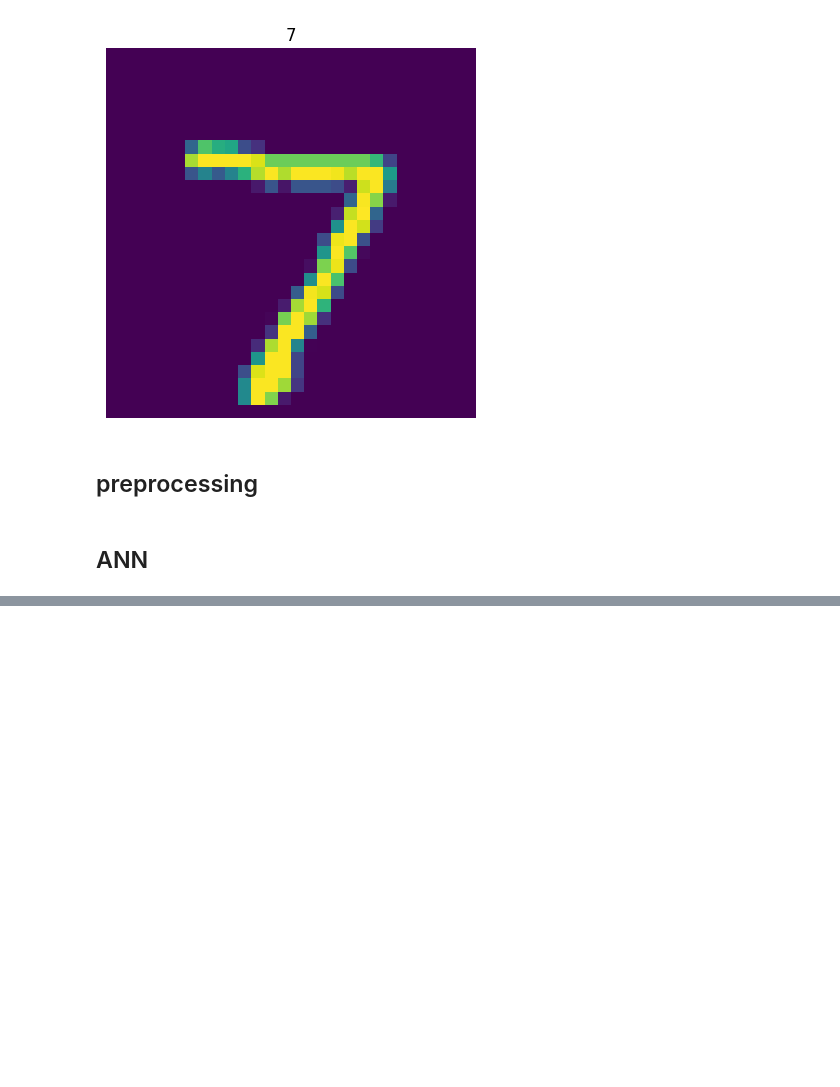
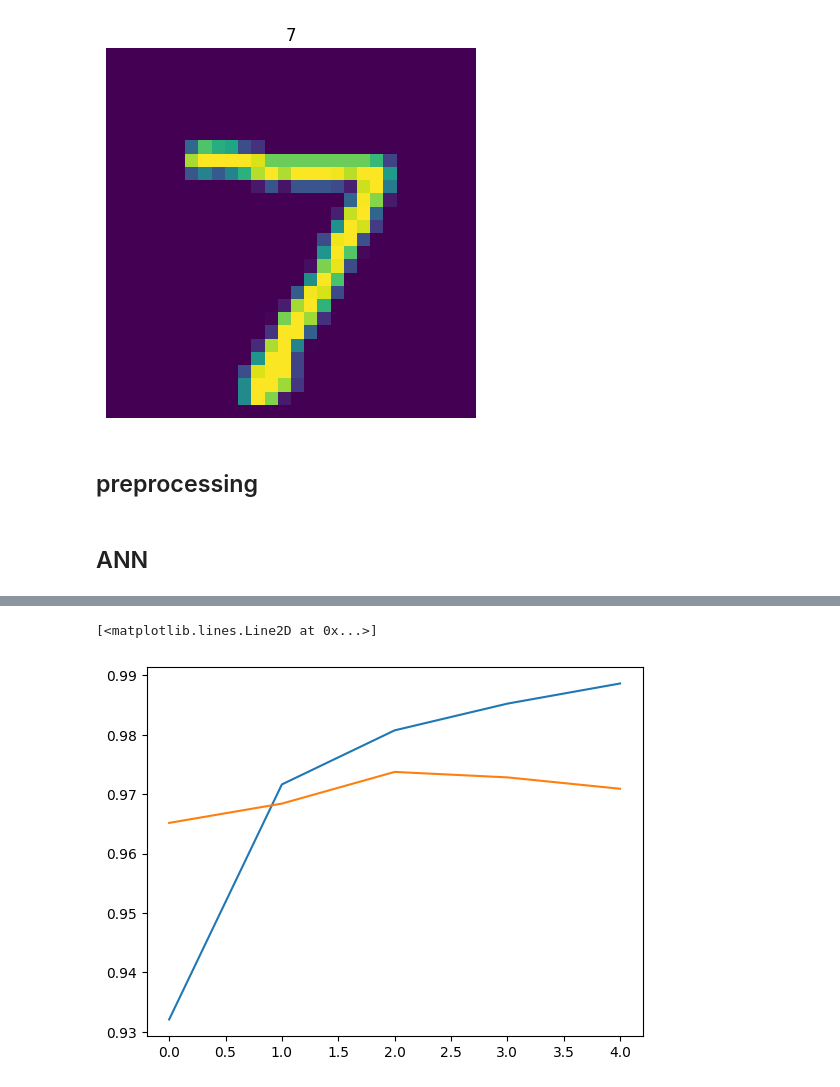
Before and after one commit to user23052036/Nural_Network, a Jupyter notebook: Notebook/ANN/MINIST_prediction/minist_digit_prediction.ipynb, the cells around one changed output, grey strips where cells are left out. Drawn from its saved outputs; the diff is of its cells as text; code cells hidden in the pictures; blank space fills up the shorter version.

```diff
--- a/Notebook/ANN/MINIST_prediction/minist_digit_prediction.ipynb
+++ b/Notebook/ANN/MINIST_prediction/minist_digit_prediction.ipynb
@@ -53,0 +148,6 @@ E0000 00:00:1777144751.257647   91975 cuda_platform.cc:52] failed call to cuInit
+# %%
+plt.plot(history.history['accuracy'])
+plt.plot(history.history['val_accuracy'])
+# %% [output]
+[<matplotlib.lines.Line2D at 0x...>]
+[figure, added]
```
Also changed, not shown: parts of 17 cells of this notebook, 1 other file.
